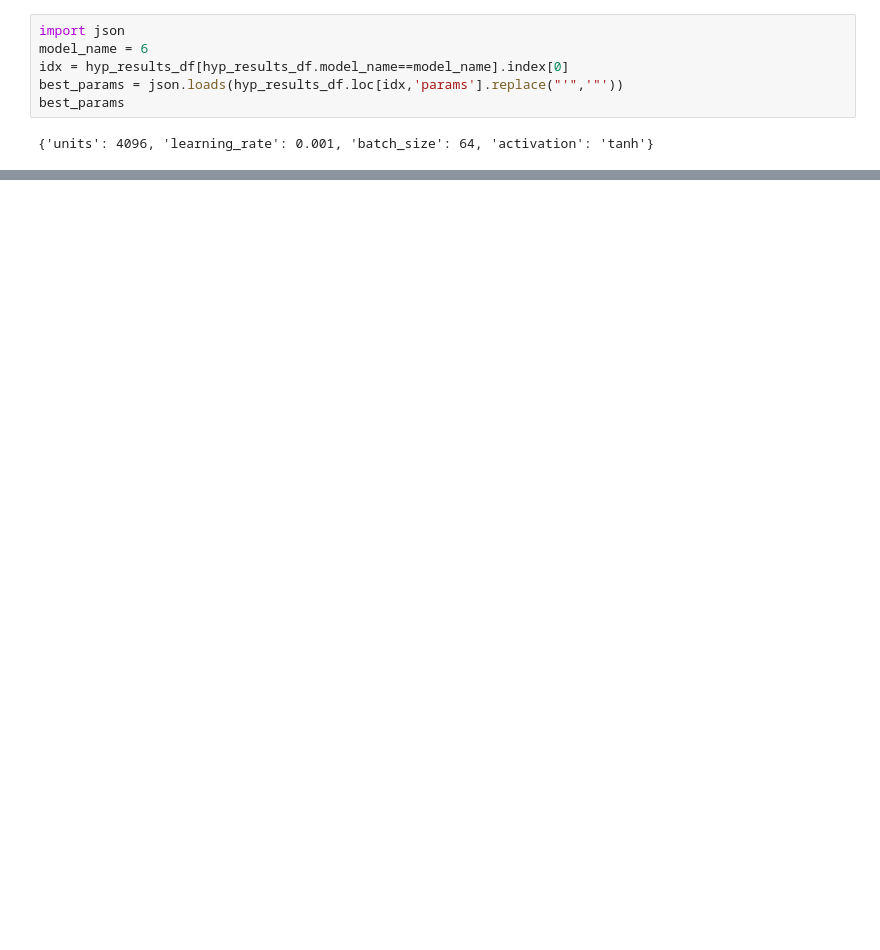
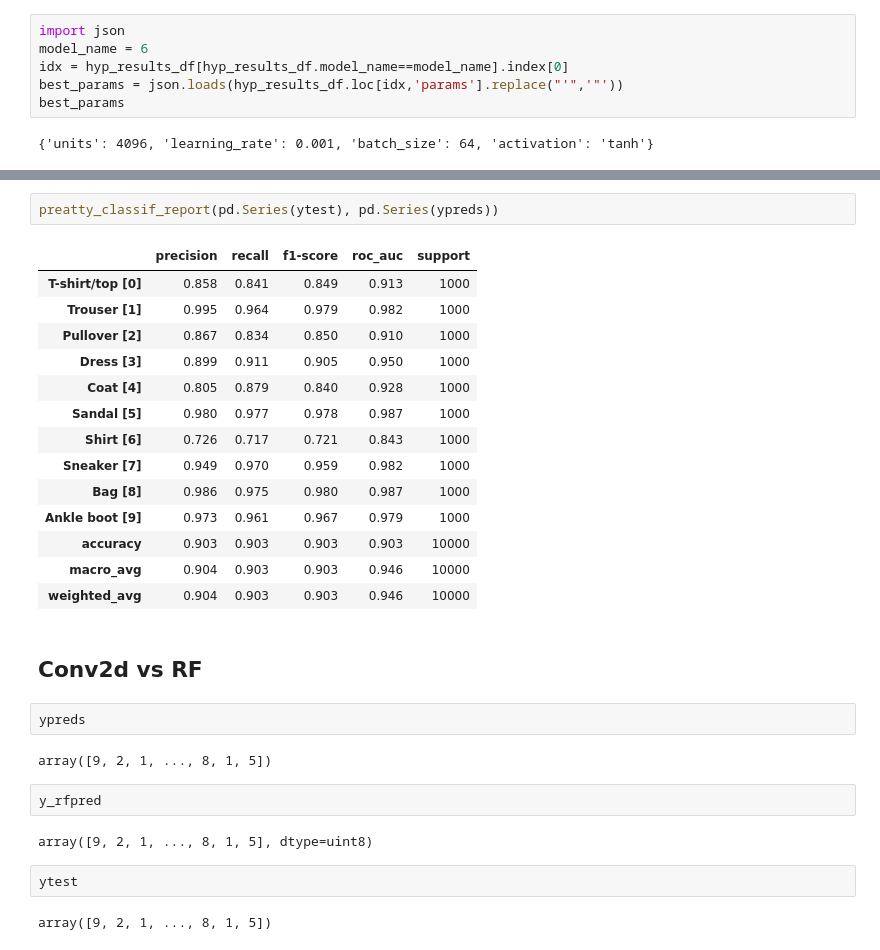
Before and after one commit to mcnanton/tp2AA, a Jupyter notebook: TP2AA.ipynb, the cells around one changed output, grey strips where cells are left out. Drawn from its saved outputs; the diff is of its cells as text; blank space fills up the shorter version.

```diff
--- a/TP2AA.ipynb
+++ b/TP2AA.ipynb
@@ -1435,0 +1488,31 @@ To enable them in other operations, rebuild TensorFlow with the appropriate comp
+# %%
+preatty_classif_report(pd.Series(ytest), pd.Series(ypreds))
+# %% [output]
+|  | precision | recall | f1-score | roc_auc | support |
+| T-shirt/top [0] | 0.858 | 0.841 | 0.849 | 0.913 | 1000 |
+| Trouser [1] | 0.995 | 0.964 | 0.979 | 0.982 | 1000 |
+| Pullover [2] | 0.867 | 0.834 | 0.850 | 0.910 | 1000 |
+| Dress [3] | 0.899 | 0.911 | 0.905 | 0.950 | 1000 |
+| Coat [4] | 0.805 | 0.879 | 0.840 | 0.928 | 1000 |
+| Sandal [5] | 0.980 | 0.977 | 0.978 | 0.987 | 1000 |
+| Shirt [6] | 0.726 | 0.717 | 0.721 | 0.843 | 1000 |
+| Sneaker [7] | 0.949 | 0.970 | 0.959 | 0.982 | 1000 |
+| Bag [8] | 0.986 | 0.975 | 0.980 | 0.987 | 1000 |
+| Ankle boot [9] | 0.973 | 0.961 | 0.967 | 0.979 | 1000 |
+| accuracy | 0.903 | 0.903 | 0.903 | 0.903 | 10000 |
+| macro_avg | 0.904 | 0.903 | 0.903 | 0.946 | 10000 |
+| weighted_avg | 0.904 | 0.903 | 0.903 | 0.946 | 10000 |
+# %% [markdown]
+## Conv2d vs RF
+# %%
+ypreds
+# %% [output]
+array([9, 2, 1, ..., 8, 1, 5])
+# %%
+y_rfpred
+# %% [output]
+array([9, 2, 1, ..., 8, 1, 5], dtype=uint8)
+# %%
+ytest
+# %% [output]
+array([9, 2, 1, ..., 8, 1, 5])
```
Also changed, not shown: parts of 24 cells of this notebook, 1 other file.
